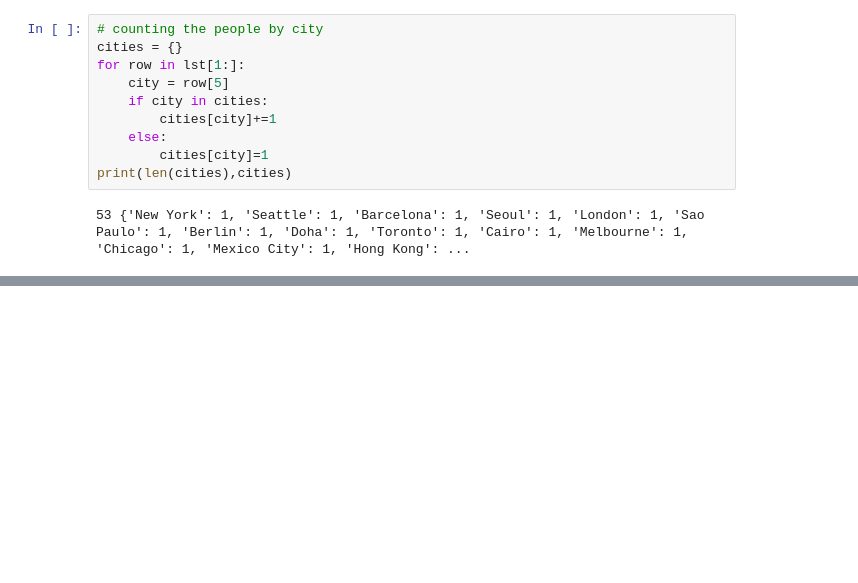
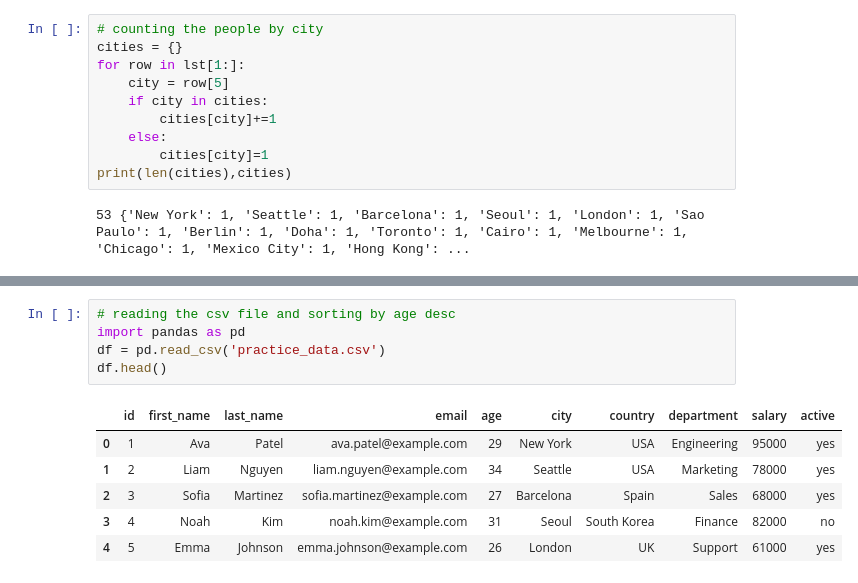
Before and after one commit to harsh-valecha/python_data_analysis_capstones, a Jupyter notebook: csv_sandbox/csv_practice.ipynb, the cells around one changed output, grey strips where cells are left out. Drawn from its saved outputs; the diff is of its cells as text; blank space fills up the shorter version.

```diff
--- a/csv_sandbox/csv_practice.ipynb
+++ b/csv_sandbox/csv_practice.ipynb
@@ -99,0 +164,12 @@ print(max(ages_lst),min(ages_lst))
+# %%
+# reading the csv file and sorting by age desc
+import pandas as pd
+df = pd.read_csv('practice_data.csv')
+df.head()
+# %% [output]
+|  | id | first_name | last_name | email | age | city | country | department | salary | active |
+| 0 | 1 | Ava | Patel | ava.patel@example.com | 29 | New York | USA | Engineering | 95000 | yes |
+| 1 | 2 | Liam | Nguyen | liam.nguyen@example.com | 34 | Seattle | USA | Marketing | 78000 | yes |
+| 2 | 3 | Sofia | Martinez | sofia.martinez@example.com | 27 | Barcelona | Spain | Sales | 68000 | yes |
+| 3 | 4 | Noah | Kim | noah.kim@example.com | 31 | Seoul | South Korea | Finance | 82000 | no |
+| 4 | 5 | Emma | Johnson | emma.johnson@example.com | 26 | London | UK | Support | 61000 | yes |
```
Also changed, not shown: parts of 11 cells of this notebook, 2 other files.
